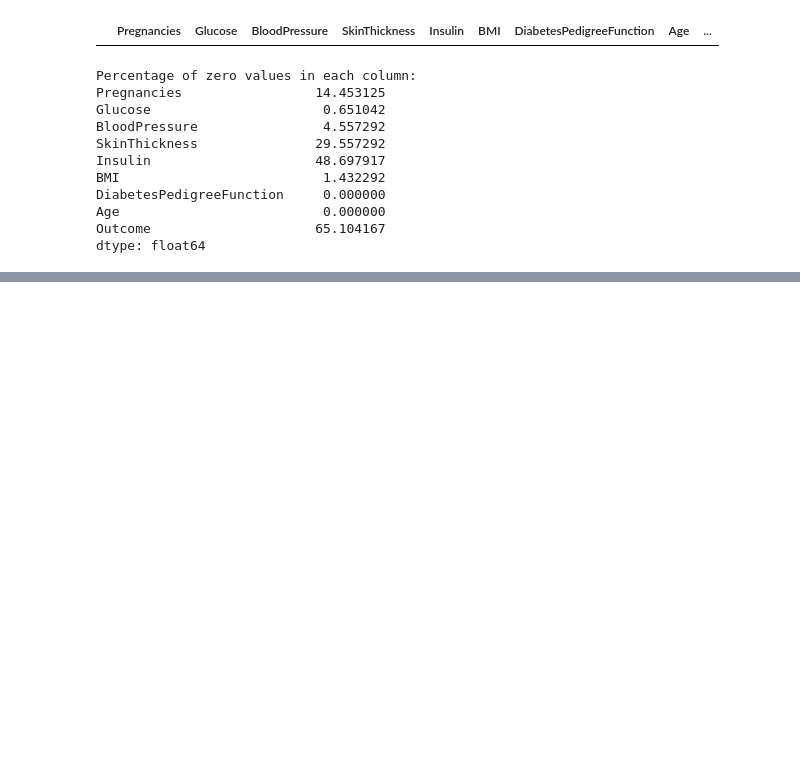
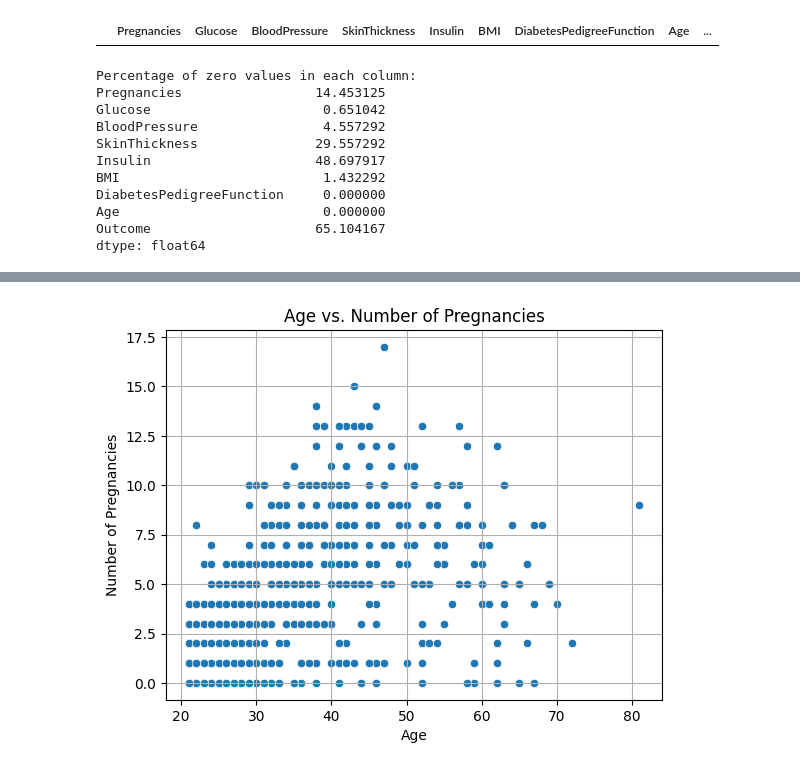
Before and after one commit to saumya-699/Data-Analytics-Process-and-Interpretation, a Jupyter notebook: Data_Analytics_Process_and_Interpretation.ipynb, the cells around one changed output, grey strips where cells are left out. Cells and saved outputs as stored; diff of their text form; code cells hidden in the pictures; blank space fills up the shorter version.

```diff
--- a/Data_Analytics_Process_and_Interpretation.ipynb
+++ b/Data_Analytics_Process_and_Interpretation.ipynb
@@ -134,0 +164,10 @@ data[cols_knn] = knn_imputer.fit_transform(data[cols_knn])
+# %%
+# This chart represent the correlation between age and number of pregnancies
+sns.scatterplot(x="Age", y="Pregnancies", data=data)
+plt.xlabel("Age")
+plt.ylabel("Number of Pregnancies")
+plt.title("Age vs. Number of Pregnancies")
+plt.grid(True)
+plt.show()
+# %% [output]
+[figure, added]
```
Also changed, not shown: parts of 8 cells of this notebook.
